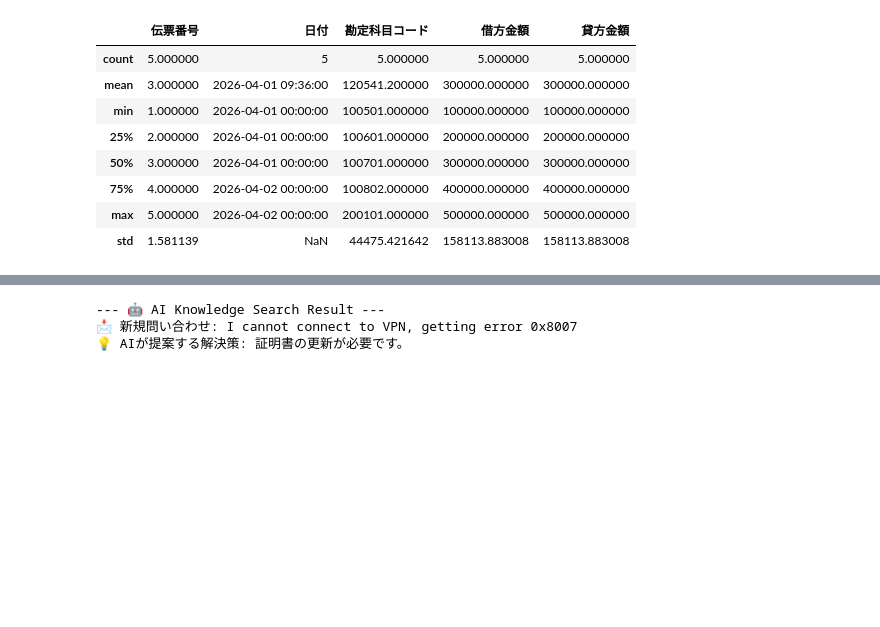
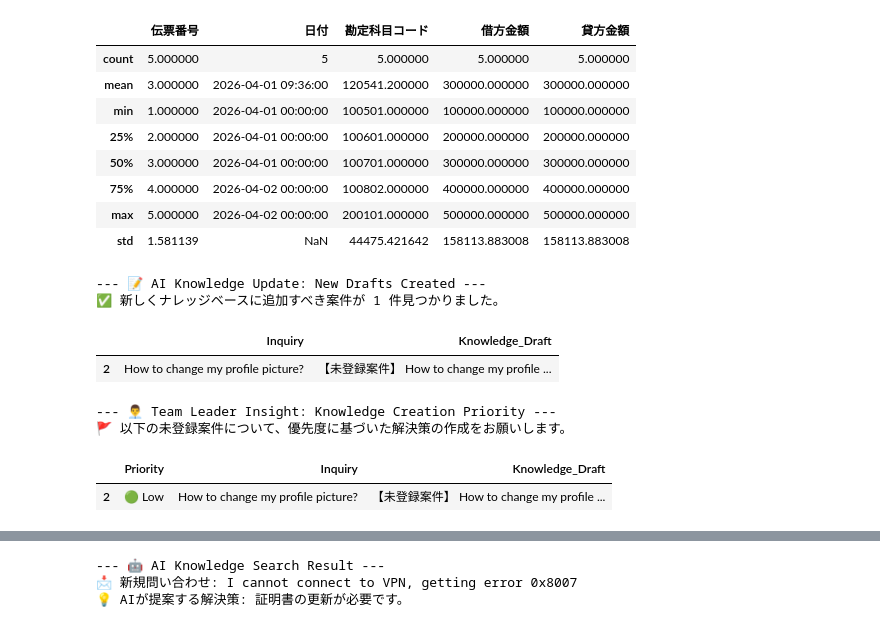
Before and after one commit to KojiKaiwa/D365-Finance-Automation, a Jupyter notebook: D365_Data_Processing.ipynb, the cells around one changed output, grey strips where cells are left out. Drawn from its saved outputs; the diff is of its cells as text; code cells hidden in the pictures; blank space fills up the shorter version.

```diff
--- a/D365_Data_Processing.ipynb
+++ b/D365_Data_Processing.ipynb
@@ -31,3 +31,68 @@ display(df.describe())
 | 75% | 4.000000 | 2026-04-02 00:00:00 | 100802.000000 | 400000.000000 | 400000.000000 |
 | max | 5.000000 | 2026-04-02 00:00:00 | 200101.000000 | 500000.000000 | 500000.000000 |
 | std | 1.581139 | NaN | 44475.421642 | 158113.883008 | 158113.883008 |
+# %%
+import pandas as pd
+
+# 1. 昨日のバッチ処理結果（df_batch）から、的中しなかった（Is_Hit == 0）案件を抽出
+# 昨日の結果変数 df_batch がある前提で進めます
+unresolved_cases = df_batch[df_batch['Is_Hit'] == 0].copy()
+
+# 2. AIによるナレッジ下書き作成ロジック
+def create_knowledge_draft(inquiry):
+    # 本来は生成AI(OpenAIなど)が文章を作りますが、ここではその「加工ロジック」を再現します
+    return f"【未登録案件】 {inquiry} に関する調査。現在、解決策を募集中。"
+
+# 3. 未解決案件に対して「ナレッジ候補」の列を追加
+unresolved_cases['Knowledge_Draft'] = unresolved_cases['Inquiry'].apply(create_knowledge_draft)
+
+print("--- 📝 AI Knowledge Update: New Drafts Created ---")
+if not unresolved_cases.empty:
+    print(f"✅ 新しくナレッジベースに追加すべき案件が {len(unresolved_cases)} 件見つかりました。")
+    display(unresolved_cases[['Inquiry', 'Knowledge_Draft']])
+
+    # 4. これを「新規ナレッジ登録用リスト」としてCSV出力する準備
+    # (昨日の「75%」以外を拾い上げることで、組織の知恵を100%に近づけます)
+else:
+    print("✅ 全ての案件が既存のナレッジでカバーされています。")
+# %% [output]
+--- 📝 AI Knowledge Update: New Drafts Created ---
+✅ 新しくナレッジベースに追加すべき案件が 1 件見つかりました。
+|  | Inquiry | Knowledge_Draft |
+| 2 | How to change my profile picture? | 【未登録案件】 How to change my profile ... |
+# %%
+import pandas as pd
+
+# 1. 以前作成した「AIトリアージ(緊急度判定)関数」を再利用
+def ai_triage_simple(text):
+    if "VPN" in text or "error" in text:
+        return "🔴 High"
+    elif "slow" in text:
+        return "🟡 Medium"
+    else:
+        return "🟢 Low"
+
+# 2. 未解決案件（unresolved_cases）に対して緊急度を付与
+unresolved_cases = unresolved_cases.copy()
+unresolved_cases['Priority'] = unresolved_cases['Inquiry'].apply(ai_triage_simple)
+
+# 3. チームリーダー向けの「ナレッジ作成依頼リスト」として整理
+# 優先度の高い順に並べ替えます
+knowledge_priority_list = unresolved_cases.sort_values(by='Priority')
+
+print("--- 👨‍💼 Team Leader Insight: Knowledge Creation Priority ---")
+if not knowledge_priority_list.empty:
+    print("🚩 以下の未登録案件について、優先度に基づいた解決策の作成をお願いします。")
+    display(knowledge_priority_list[['Priority', 'Inquiry', 'Knowledge_Draft']])
+
+    # 4. リーダーへのアドバイス
+    for _, row in knowledge_priority_list.iterrows():
+        if "High" in row['Priority']:
+            print(f"🔥 【特急】 '{row['Inquiry']}' は未登録ですがリスクが高いです。即時調査を！")
+else:
+    print("✅ 全ての未登録案件は処理済み、または存在しません。")
+# %% [output]
+--- 👨‍💼 Team Leader Insight: Knowledge Creation Priority ---
+🚩 以下の未登録案件について、優先度に基づいた解決策の作成をお願いします。
+|  | Priority | Inquiry | Knowledge_Draft |
+| 2 | 🟢 Low | How to change my profile picture? | 【未登録案件】 How to change my profile ... |
```
Also changed, not shown: parts of 1 cell of this notebook.
